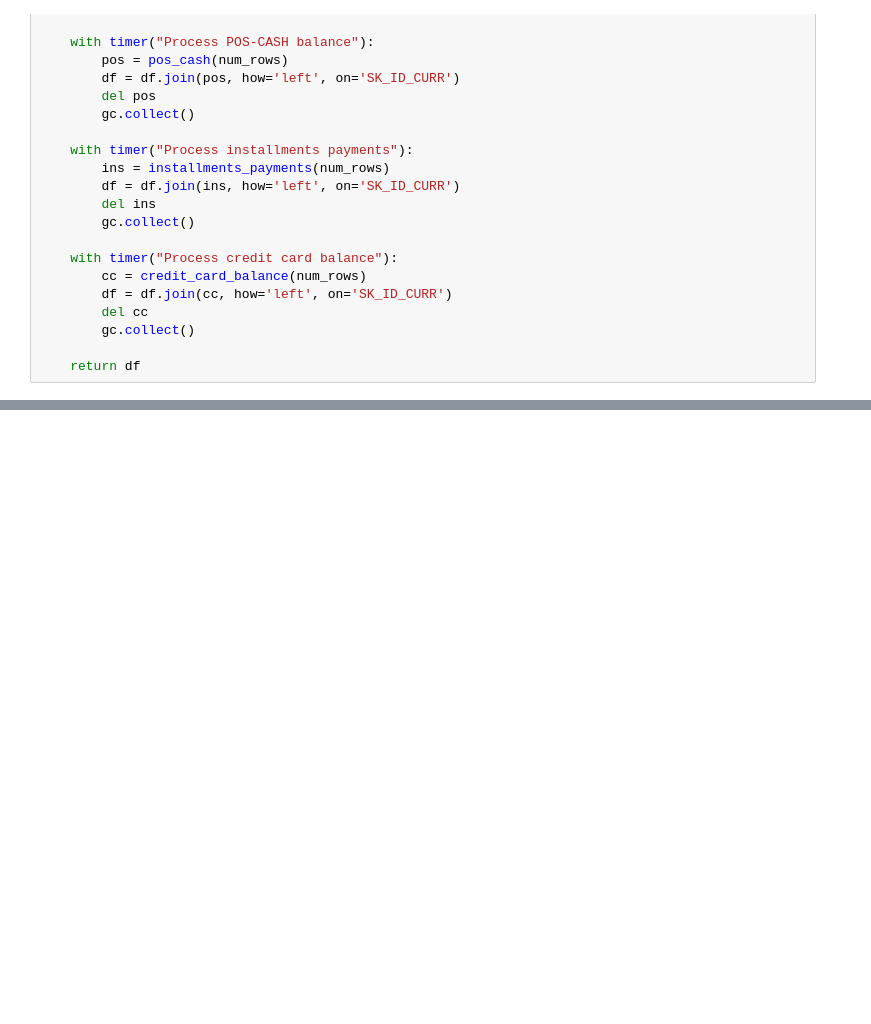
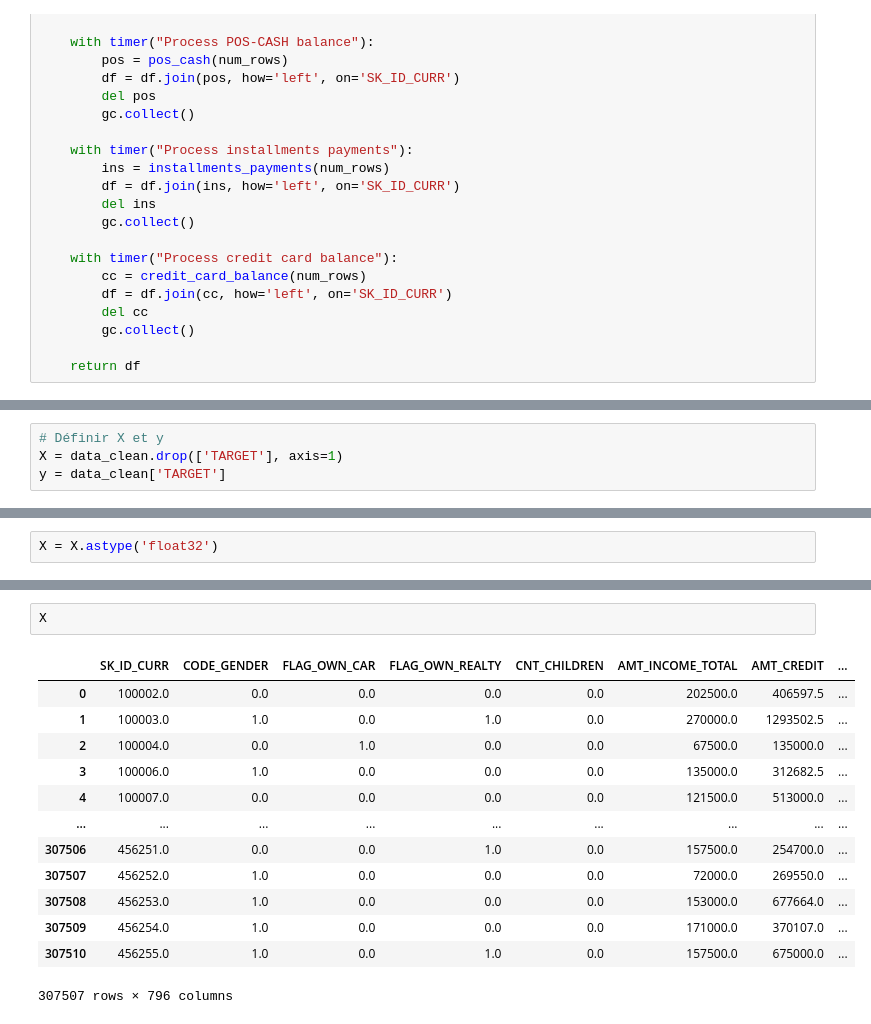
Before and after one commit to sabriatl/Dashboard-Prediction-du-risque-de-defaut-de-paiement, a Jupyter notebook: notebooks_projet/projet_7_notebook.ipynb, the cells around one changed output, grey strips where cells are left out. Drawn from its saved outputs; the diff is of its cells as text; blank space fills up the shorter version.

```diff
--- a/notebooks_projet/projet_7_notebook.ipynb
+++ b/notebooks_projet/projet_7_notebook.ipynb
@@ -790,0 +803,4 @@ There are 617 columns that have missing values.
+# %%
+# Définir X et y
+X = data_clean.drop(['TARGET'], axis=1)
+y = data_clean['TARGET']
@@ -790,0 +815,2 @@ There are 617 columns that have missing values.
+# %%
+X = X.astype('float32')
@@ -790,0 +830,16 @@ There are 617 columns that have missing values.
+# %%
+X
+# %% [output]
+|  | SK_ID_CURR | CODE_GENDER | FLAG_OWN_CAR | FLAG_OWN_REALTY | CNT_CHILDREN | AMT_INCOME_TOTAL | AMT_CREDIT | ... |
+| 0 | 100002.0 | 0.0 | 0.0 | 0.0 | 0.0 | 202500.0 | 406597.5 | ... |
+| 1 | 100003.0 | 1.0 | 0.0 | 1.0 | 0.0 | 270000.0 | 1293502.5 | ... |
+| 2 | 100004.0 | 0.0 | 1.0 | 0.0 | 0.0 | 67500.0 | 135000.0 | ... |
+| 3 | 100006.0 | 1.0 | 0.0 | 0.0 | 0.0 | 135000.0 | 312682.5 | ... |
+| 4 | 100007.0 | 0.0 | 0.0 | 0.0 | 0.0 | 121500.0 | 513000.0 | ... |
+| ... | ... | ... | ... | ... | ... | ... | ... | ... |
+| 307506 | 456251.0 | 0.0 | 0.0 | 1.0 | 0.0 | 157500.0 | 254700.0 | ... |
+| 307507 | 456252.0 | 1.0 | 0.0 | 0.0 | 0.0 | 72000.0 | 269550.0 | ... |
+| 307508 | 456253.0 | 1.0 | 0.0 | 0.0 | 0.0 | 153000.0 | 677664.0 | ... |
+| 307509 | 456254.0 | 1.0 | 0.0 | 0.0 | 0.0 | 171000.0 | 370107.0 | ... |
+| 307510 | 456255.0 | 1.0 | 0.0 | 1.0 | 0.0 | 157500.0 | 675000.0 | ... |
+307507 rows × 796 columns
```
Also changed, not shown: parts of 18 cells of this notebook.
